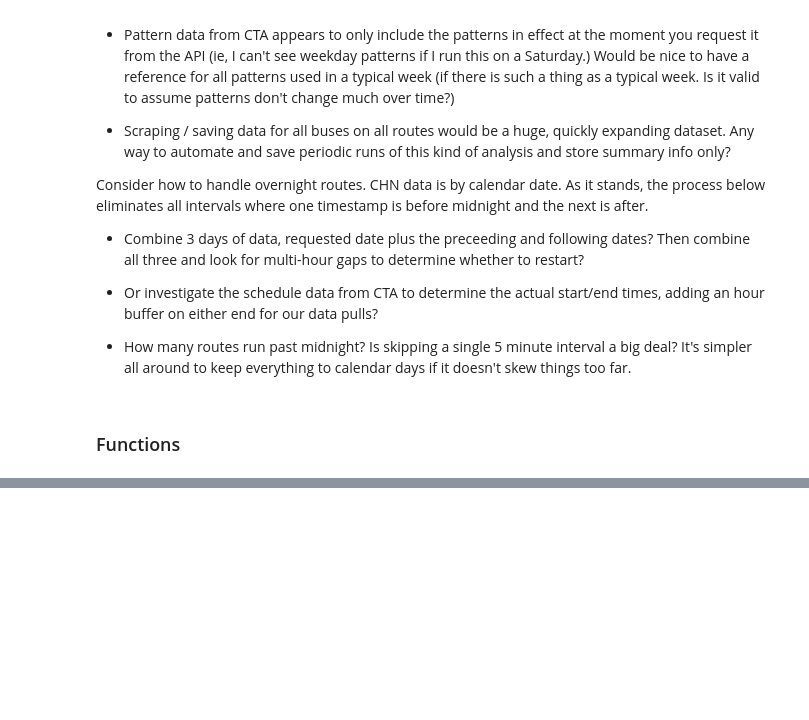
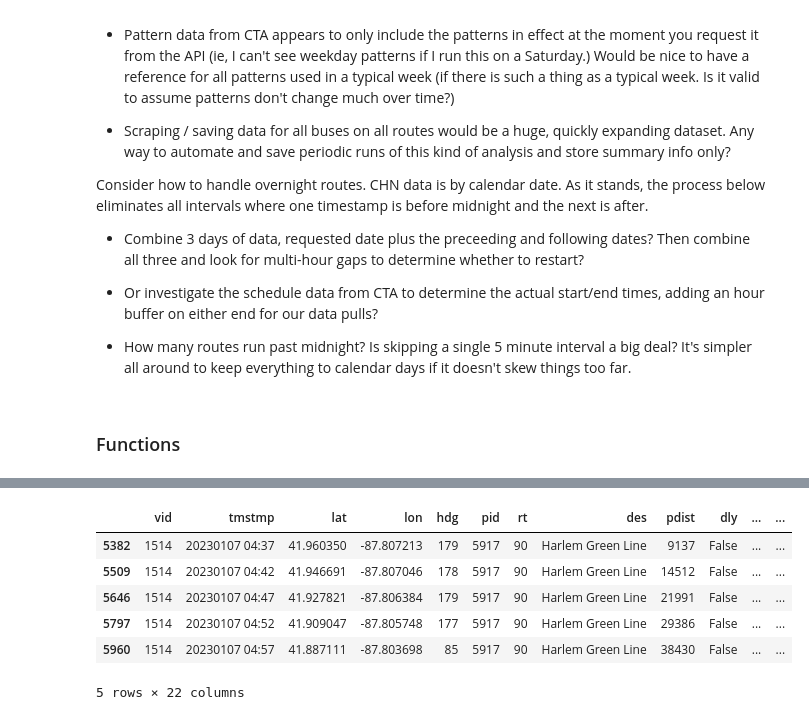
Before and after one commit to kristenhahn/cta_bus_tracker_exploration, a Jupyter notebook: headways.ipynb, the cells around one changed output, grey strips where cells are left out. Saved outputs shown, nothing was run; the diff lists cells and outputs as text; code cells hidden in the pictures; blank space fills up the shorter version.

```diff
--- a/headways.ipynb
+++ b/headways.ipynb
@@ -146,0 +291,12 @@ def get_pattern_stops(route:str) -> object:
+# %%
+vehicle_intervals = get_vehicle_intervals(vehicles, '90')
+
+vehicle_intervals.head()
+# %% [output]
+|  | vid | tmstmp | lat | lon | hdg | pid | rt | des | pdist | dly | ... | ... |
+| 5382 | 1514 | 20230107 04:37 | 41.960350 | -87.807213 | 179 | 5917 | 90 | Harlem Green Line | 9137 | False | ... | ... |
+| 5509 | 1514 | 20230107 04:42 | 41.946691 | -87.807046 | 178 | 5917 | 90 | Harlem Green Line | 14512 | False | ... | ... |
+| 5646 | 1514 | 20230107 04:47 | 41.927821 | -87.806384 | 179 | 5917 | 90 | Harlem Green Line | 21991 | False | ... | ... |
+| 5797 | 1514 | 20230107 04:52 | 41.909047 | -87.805748 | 177 | 5917 | 90 | Harlem Green Line | 29386 | False | ... | ... |
+| 5960 | 1514 | 20230107 04:57 | 41.887111 | -87.803698 | 85 | 5917 | 90 | Harlem Green Line | 38430 | False | ... | ... |
+5 rows × 22 columns
```
Also changed, not shown: parts of 15 cells of this notebook.
